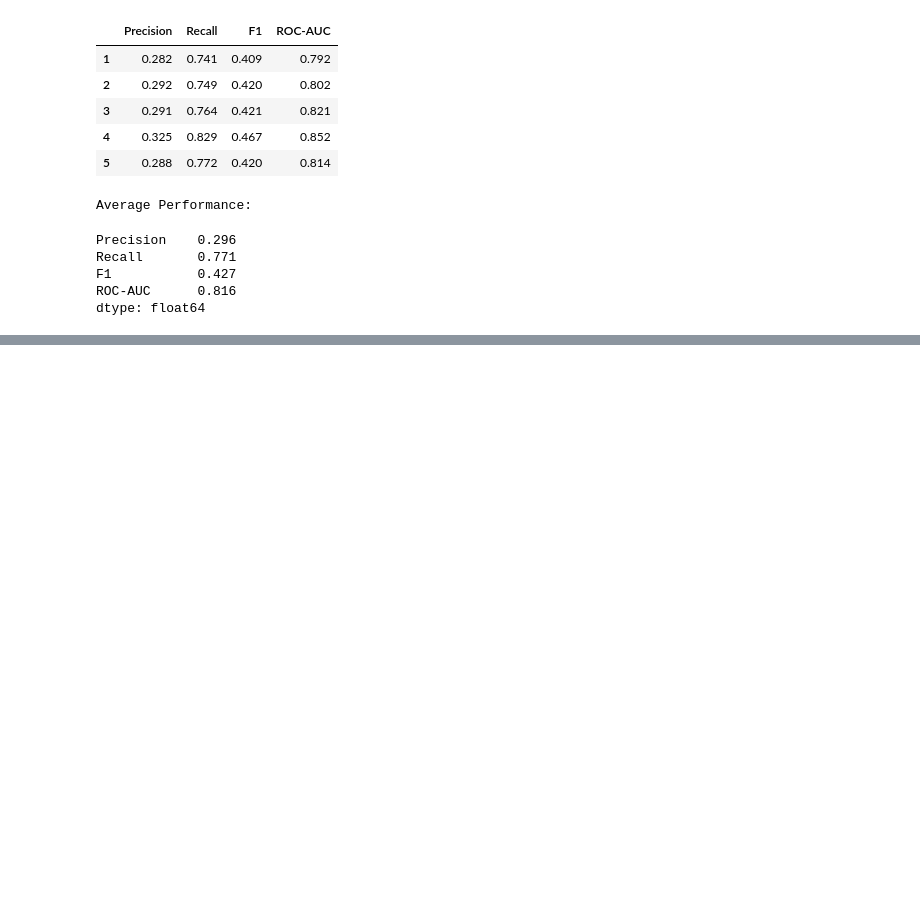
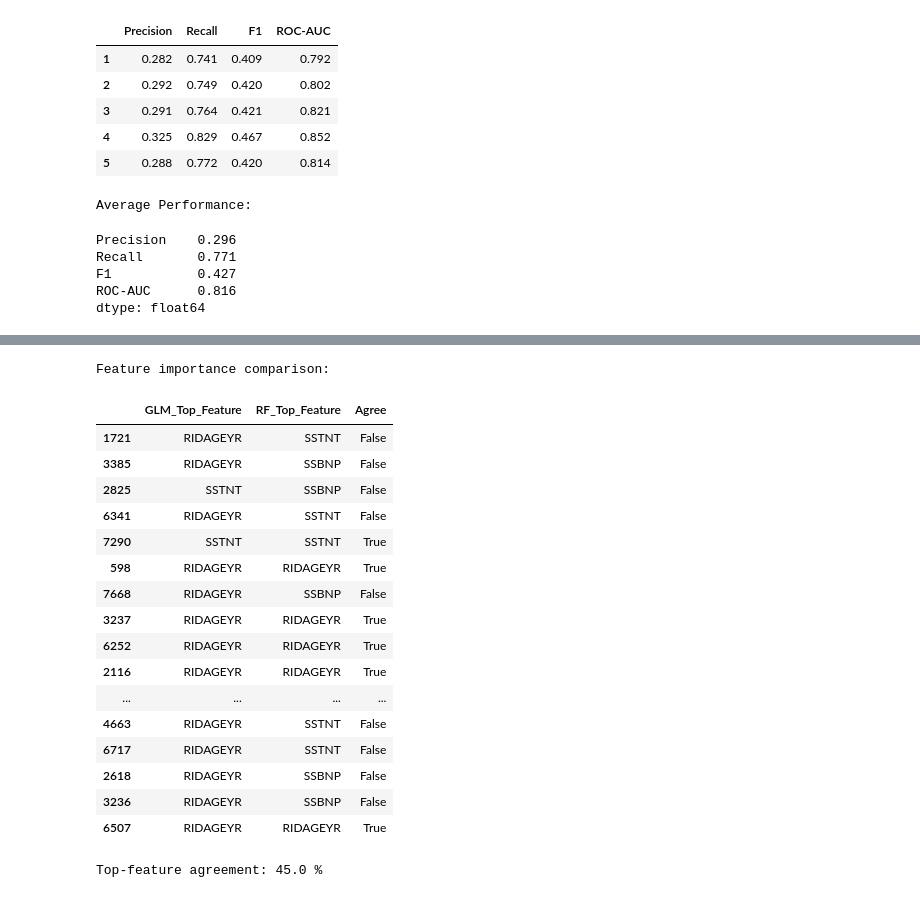
Before and after one commit to Evode-Manirahari/nhanes-cardiovascular-ml, a Jupyter notebook: notebooks/03_onehot_baseline_cv.ipynb, the cells around one changed output, grey strips where cells are left out. Drawn from its saved outputs; the diff is of its cells as text; code cells hidden in the pictures; blank space fills up the shorter version.

```diff
--- a/notebooks/03_onehot_baseline_cv.ipynb
+++ b/notebooks/03_onehot_baseline_cv.ipynb
@@ -468,0 +700,71 @@ the same three features and stratified 5-fold cross-validation.
+# %%
+import shap
+import numpy as np
+import pandas as pd
+
+# Use the same participants for both models
+background = X_train.sample(n=40, random_state=42)
+people = X_test.sample(n=20, random_state=42)
+
+# Return predicted probability of death
+def glm_probability(data):
+    data = pd.DataFrame(data, columns=glm_features)
+    return glm_explain.predict_proba(data)[:, 1]
+
+def rf_probability(data):
+    data = pd.DataFrame(data, columns=glm_features)
+    return rf_explain.predict_proba(data)[:, 1]
+
+# Use the same SHAP method and background for both models
+glm_explainer = shap.Explainer(
+    glm_probability, background,
+    algorithm="permutation", seed=42
+)
+
+rf_explainer = shap.Explainer(
+    rf_probability, background,
+    algorithm="permutation", seed=42
+)
+
+# Explain the same 20 held-out participants
+glm_shap = glm_explainer(people, max_evals=35)
+rf_shap = rf_explainer(people, max_evals=35)
+
+# Find the most influential feature for each participant
+glm_top = np.abs(glm_shap.values).argmax(axis=1)
+rf_top = np.abs(rf_shap.values).argmax(axis=1)
+
+explanation_comparison = pd.DataFrame({
+    "GLM_Top_Feature": [glm_features[i] for i in glm_top],
+    "RF_Top_Feature": [glm_features[i] for i in rf_top],
+    "Agree": glm_top == rf_top
+}, index=people.index)
+
+print("Feature importance comparison:")
+display(explanation_comparison)
+
+print(
+    "\nTop-feature agreement:",
+    round(explanation_comparison["Agree"].mean() * 100, 1),
+    "%"
+)
+# %% [output]
+Feature importance comparison:
+|  | GLM_Top_Feature | RF_Top_Feature | Agree |
+| 1721 | RIDAGEYR | SSTNT | False |
+| 3385 | RIDAGEYR | SSBNP | False |
+| 2825 | SSTNT | SSBNP | False |
+| 6341 | RIDAGEYR | SSTNT | False |
+| 7290 | SSTNT | SSTNT | True |
+| 598 | RIDAGEYR | RIDAGEYR | True |
+| 7668 | RIDAGEYR | SSBNP | False |
+| 3237 | RIDAGEYR | RIDAGEYR | True |
+| 6252 | RIDAGEYR | RIDAGEYR | True |
+| 2116 | RIDAGEYR | RIDAGEYR | True |
+| ... | ... | ... | ... |
+| 4663 | RIDAGEYR | SSTNT | False |
+| 6717 | RIDAGEYR | SSTNT | False |
+| 2618 | RIDAGEYR | SSBNP | False |
+| 3236 | RIDAGEYR | SSBNP | False |
+| 6507 | RIDAGEYR | RIDAGEYR | True |
+Top-feature agreement: 45.0 %
```
Also changed, not shown: parts of 15 cells of this notebook.
